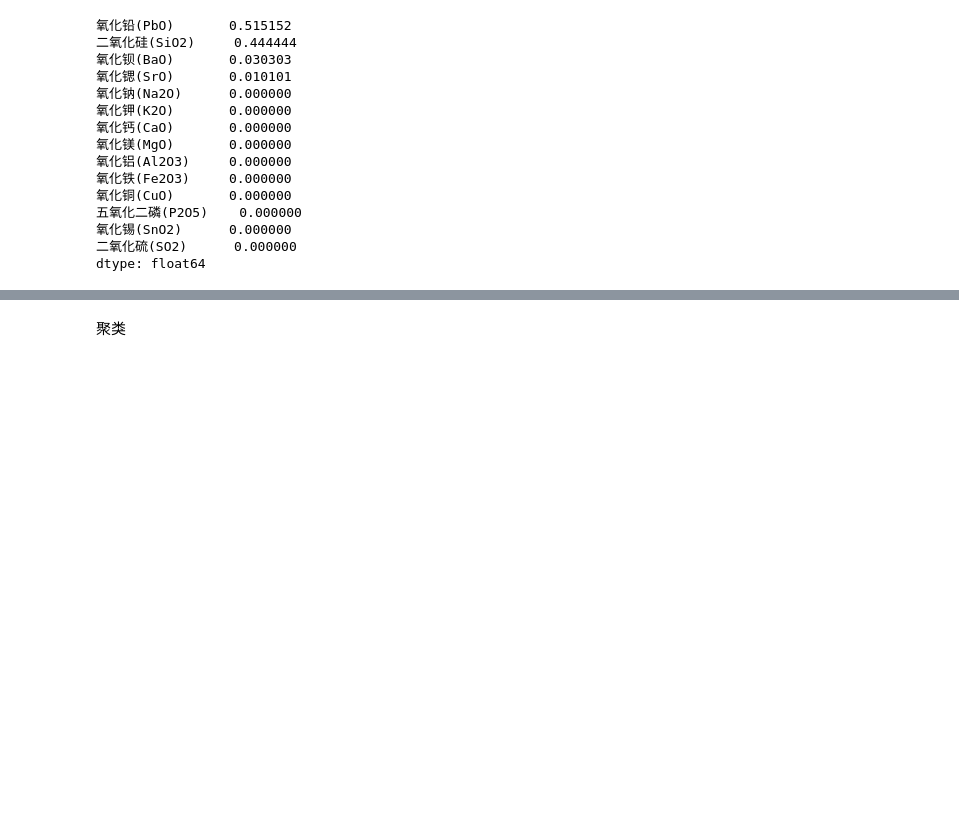
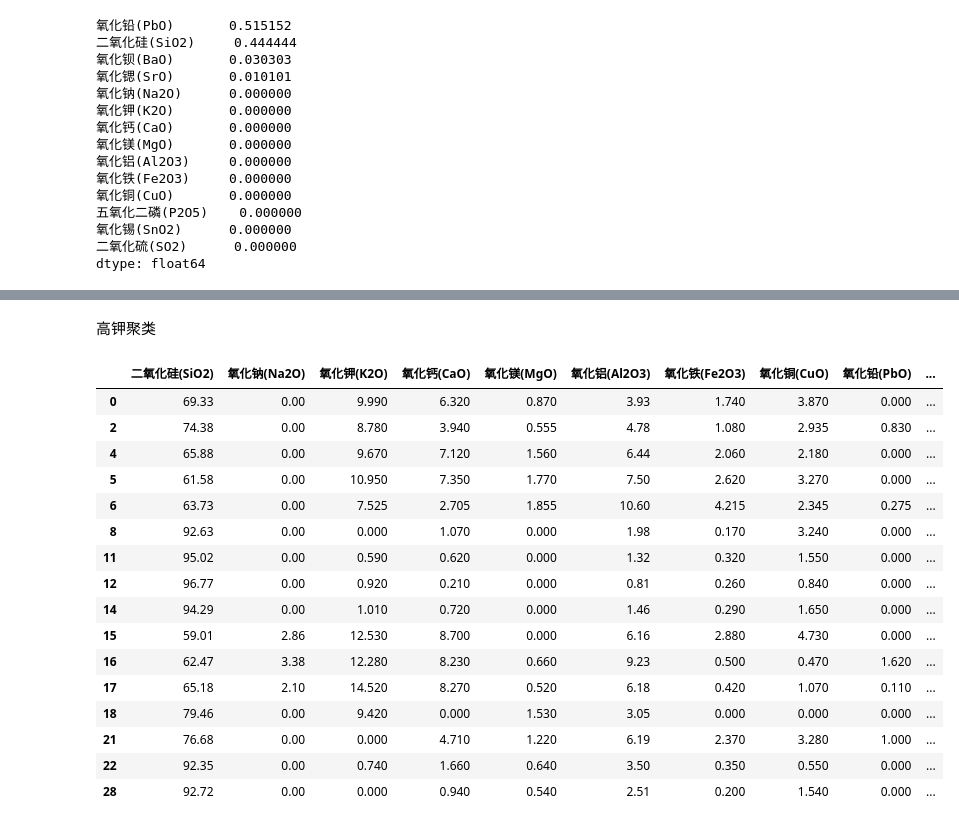
Before and after one commit to SunDocker/MCM, a Jupyter notebook: 2022C/question2.ipynb, the cells around one changed output, grey strips where cells are left out. Drawn from its saved outputs; the diff is of its cells as text; code cells hidden in the pictures; blank space fills up the shorter version.

```diff
--- a/2022C/question2.ipynb
+++ b/2022C/question2.ipynb
@@ -200,8 +200,28 @@ pd.Series(rfr2.feature_importances_,index=X_no_whe.columns).sort_values(ascendin
 dtype: float64
-# %% [markdown]
-聚类
+# %% [markdown]
+高钾聚类
 # %%
-from sklearn.preprocessing import MinMaxScaler
 df2_k_cc = df2_valid[df2_valid.类型=='高钾'].drop(['文物编号','文物采样点','纹饰','类型','颜色','表面风化'],axis=1)
-df2_k_cc_mm = pd.DataFrame(MinMaxScaler().fit(df2_k_cc).transform(df2_k_cc), columns=df2_k_cc.columns)
+df2_k_cc.iloc[1] = df2_k_cc.iloc[1:3].mean()
+df2_k_cc.iloc[5] = df2_k_cc.iloc[5:7].mean()
+df2_k_cc = df2_k_cc.drop([3,7])
+df2_k_cc
+# %% [output]
+|  | 二氧化硅(SiO2) | 氧化钠(Na2O) | 氧化钾(K2O) | 氧化钙(CaO) | 氧化镁(MgO) | 氧化铝(Al2O3) | 氧化铁(Fe2O3) | 氧化铜(CuO) | 氧化铅(PbO) | ... |
+| 0 | 69.33 | 0.00 | 9.990 | 6.320 | 0.870 | 3.93 | 1.740 | 3.870 | 0.000 | ... |
+| 2 | 74.38 | 0.00 | 8.780 | 3.940 | 0.555 | 4.78 | 1.080 | 2.935 | 0.830 | ... |
+| 4 | 65.88 | 0.00 | 9.670 | 7.120 | 1.560 | 6.44 | 2.060 | 2.180 | 0.000 | ... |
+| 5 | 61.58 | 0.00 | 10.950 | 7.350 | 1.770 | 7.50 | 2.620 | 3.270 | 0.000 | ... |
+| 6 | 63.73 | 0.00 | 7.525 | 2.705 | 1.855 | 10.60 | 4.215 | 2.345 | 0.275 | ... |
+| 8 | 92.63 | 0.00 | 0.000 | 1.070 | 0.000 | 1.98 | 0.170 | 3.240 | 0.000 | ... |
+| 11 | 95.02 | 0.00 | 0.590 | 0.620 | 0.000 | 1.32 | 0.320 | 1.550 | 0.000 | ... |
+| 12 | 96.77 | 0.00 | 0.920 | 0.210 | 0.000 | 0.81 | 0.260 | 0.840 | 0.000 | ... |
+| 14 | 94.29 | 0.00 | 1.010 | 0.720 | 0.000 | 1.46 | 0.290 | 1.650 | 0.000 | ... |
+| 15 | 59.01 | 2.86 | 12.530 | 8.700 | 0.000 | 6.16 | 2.880 | 4.730 | 0.000 | ... |
+| 16 | 62.47 | 3.38 | 12.280 | 8.230 | 0.660 | 9.23 | 0.500 | 0.470 | 1.620 | ... |
+| 17 | 65.18 | 2.10 | 14.520 | 8.270 | 0.520 | 6.18 | 0.420 | 1.070 | 0.110 | ... |
+| 18 | 79.46 | 0.00 | 9.420 | 0.000 | 1.530 | 3.05 | 0.000 | 0.000 | 0.000 | ... |
+| 21 | 76.68 | 0.00 | 0.000 | 4.710 | 1.220 | 6.19 | 2.370 | 3.280 | 1.000 | ... |
+| 22 | 92.35 | 0.00 | 0.740 | 1.660 | 0.640 | 3.50 | 0.350 | 0.550 | 0.000 | ... |
+| 28 | 92.72 | 0.00 | 0.000 | 0.940 | 0.540 | 2.51 | 0.200 | 1.540 | 0.000 | ... |
 # %%
```
Also changed, not shown: parts of 22 cells of this notebook, 8 other files.
